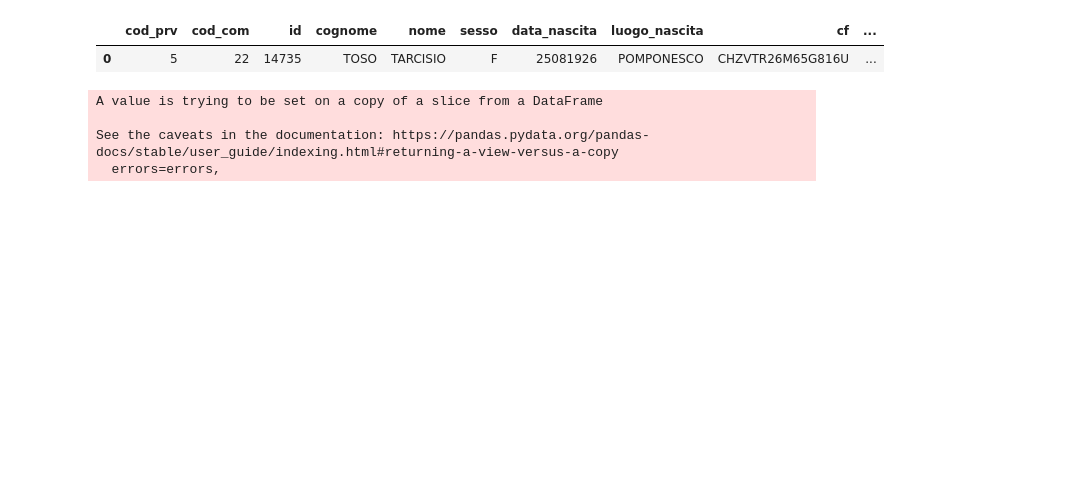
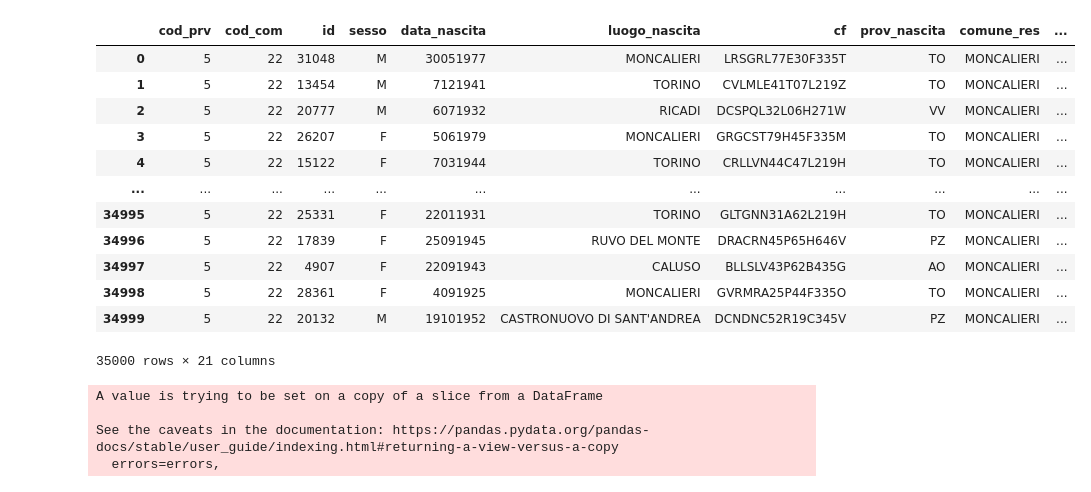
Before and after one commit to sergiorolnic/anonim, a Jupyter notebook: notebook/colab_notebook.ipynb, the cells around one changed output. Cells and saved outputs as stored; diff of their text form; code cells hidden in the pictures; blank space fills up the shorter version.

```diff
--- a/notebook/colab_notebook.ipynb
+++ b/notebook/colab_notebook.ipynb
@@ -36,9 +29,9 @@ Successfully installed aiohttp-3.8.1 aiosignal-1.2.0 async-timeout-4.0.2 asyncte
 # %%
-df1 = pd.read_json("https://github.com/sergiorolnic/anonim/blob/main/data/esempio.json?raw=true")
+df1 = pd.read_json("https://github.com/sergiorolnic/anonim/blob/tirocinio/data/esempio.json?raw=true")
 cn = pd.read_csv('https://raw.githubusercontent.com/nicolomantini/lista_cognomi_italiani/master/cognomi.txt', header=None)
 cn.columns = ["cognome"]
-femal_name = pd.read_json('https://github.com/sergiorolnic/anonim/blob/main/data/ITGivenFemale.json?raw=true')
-male_name = pd.read_json('https://github.com/sergiorolnic/anonim/blob/main/data/ITGivenMale.json?raw=true')
+femal_name = pd.read_json('https://github.com/sergiorolnic/anonim/blob/tirocinio/data/ITGivenFemale.json?raw=true')
+male_name = pd.read_json('https://github.com/sergiorolnic/anonim/blob/tirocinio/data/ITGivenMale.json?raw=true')
 mixt = pd.concat([male_name,femal_name])
 index = pd.Index(range(1, 9087, 1))
 mixt.set_index(index)
@@ -69,7 +62,18 @@ dataframe = dataframe[0:35000]
 # %%
 dataframe["full_name"] = dataframe["cognome"] + " " +dataframe["nome"]
 # %%
-dataframe.head(1)
+dataframe
 # %% [output]
-|  | cod_prv | cod_com | id | cognome | nome | sesso | data_nascita | luogo_nascita | cf | ... |
-| 0 | 5 | 22 | 14735 | TOSO | TARCISIO | F | 25081926 | POMPONESCO | CHZVTR26M65G816U | ... |
+|  | cod_prv | cod_com | id | sesso | data_nascita | luogo_nascita | cf | prov_nascita | comune_res | ... |
+| 0 | 5 | 22 | 31048 | M | 30051977 | MONCALIERI | LRSGRL77E30F335T | TO | MONCALIERI | ... |
+| 1 | 5 | 22 | 13454 | M | 7121941 | TORINO | CVLMLE41T07L219Z | TO | MONCALIERI | ... |
+| 2 | 5 | 22 | 20777 | M | 6071932 | RICADI | DCSPQL32L06H271W | VV | MONCALIERI | ... |
+| 3 | 5 | 22 | 26207 | F | 5061979 | MONCALIERI | GRGCST79H45F335M | TO | MONCALIERI | ... |
+| 4 | 5 | 22 | 15122 | F | 7031944 | TORINO | CRLLVN44C47L219H | TO | MONCALIERI | ... |
+| ... | ... | ... | ... | ... | ... | ... | ... | ... | ... | ... |
+| 34995 | 5 | 22 | 25331 | F | 22011931 | TORINO | GLTGNN31A62L219H | TO | MONCALIERI | ... |
+| 34996 | 5 | 22 | 17839 | F | 25091945 | RUVO DEL MONTE | DRACRN45P65H646V | PZ | MONCALIERI | ... |
+| 34997 | 5 | 22 | 4907 | F | 22091943 | CALUSO | BLLSLV43P62B435G | AO | MONCALIERI | ... |
+| 34998 | 5 | 22 | 28361 | F | 4091925 | MONCALIERI | GVRMRA25P44F335O | TO | MONCALIERI | ... |
+| 34999 | 5 | 22 | 20132 | M | 19101952 | CASTRONUOVO DI SANT'ANDREA | DCNDNC52R19C345V | PZ | MONCALIERI | ... |
+35000 rows × 21 columns
```
Also changed, not shown: parts of 25 cells of this notebook.
